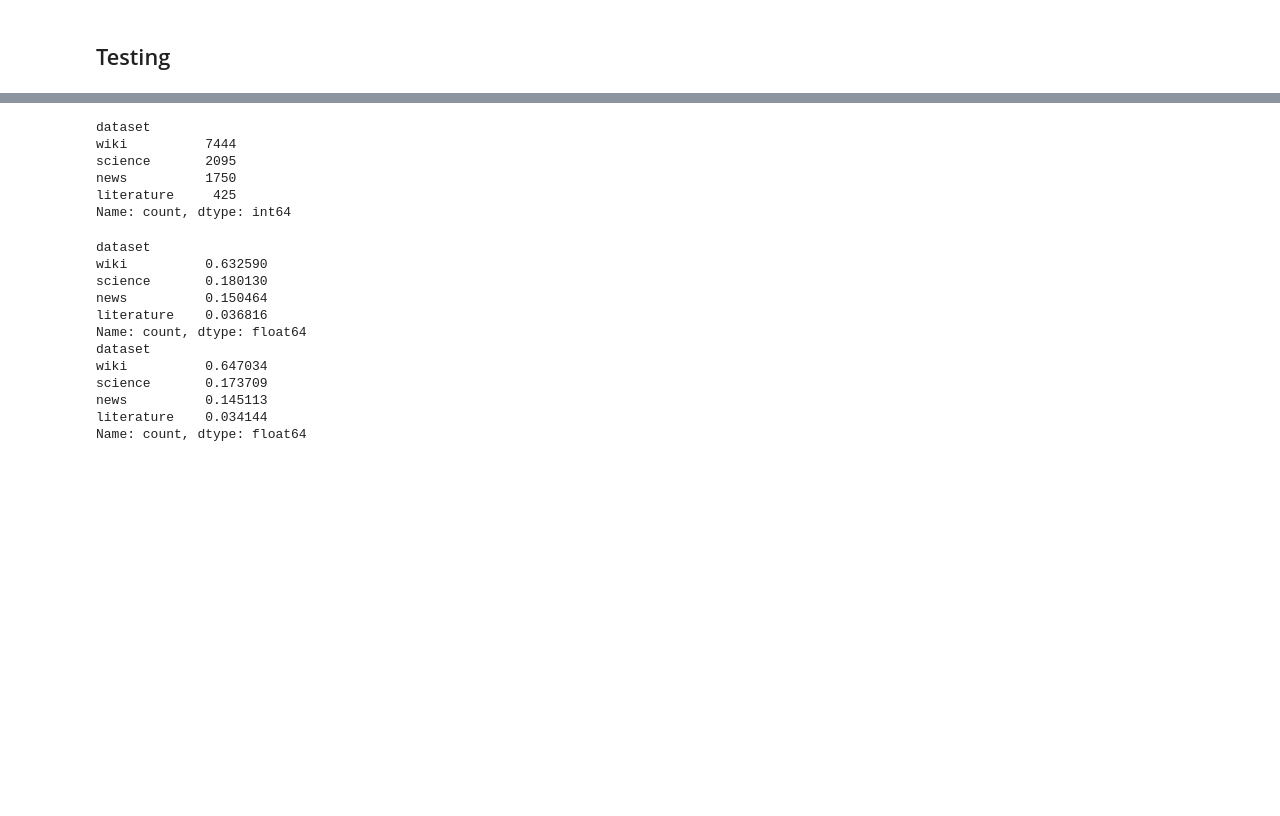
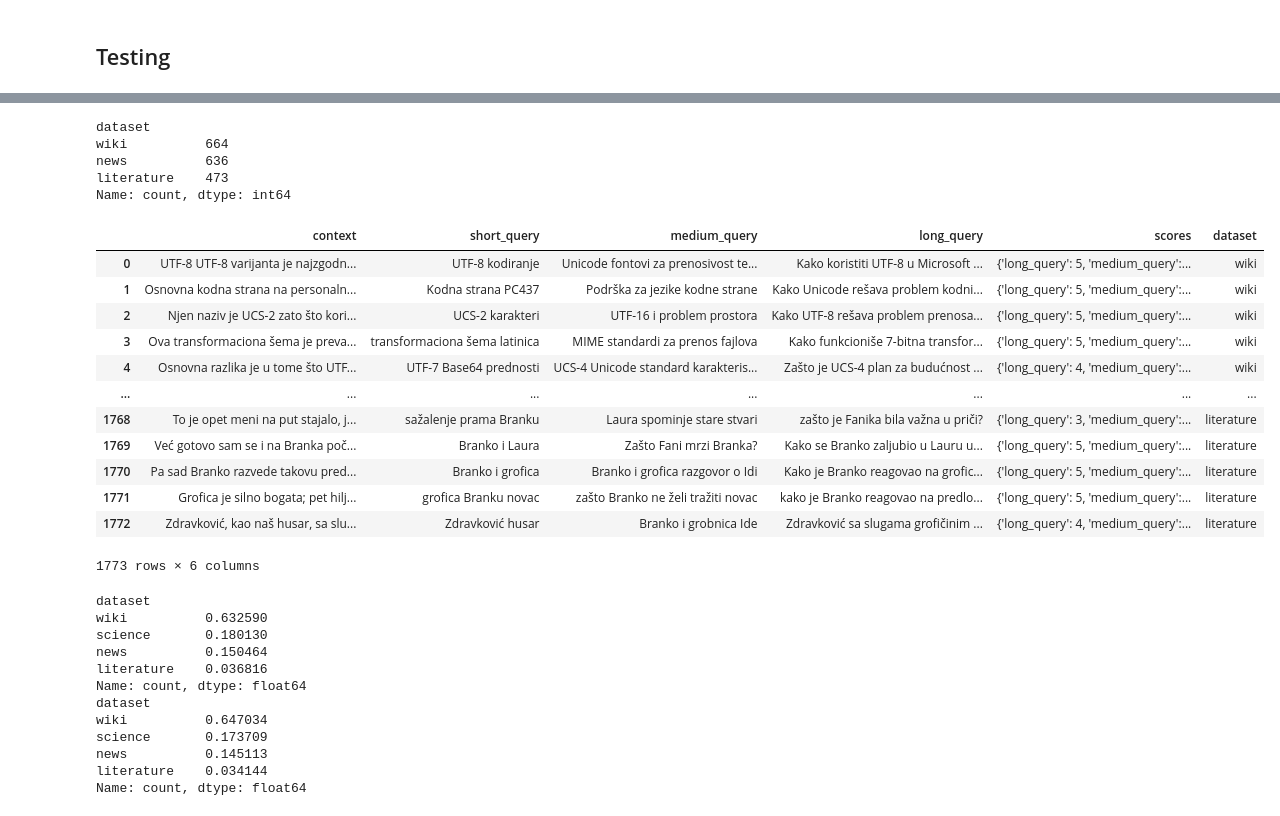
Before and after one commit to smartcat-labs/SRBedding, a Jupyter notebook: training/lala.ipynb, the cells around one changed output, grey strips where cells are left out. Cells and saved outputs as stored; diff of their text form; code cells hidden in the pictures; blank space fills up the shorter version.

```diff
--- a/training/lala.ipynb
+++ b/training/lala.ipynb
@@ -70,17 +70,19 @@ def get_train_and_eval_datasets(
 # %% [markdown]
 ## Testing
 # %%
-loaded_table = pq.read_table('datasets/wiki.parquet')
+loaded_table = pq.read_table('datasets/wiki_4o.parquet')
 df_wiki = loaded_table.to_pandas()
 
-loaded_table = pq.read_table('datasets/science.parquet')
-df_science = loaded_table.to_pandas()
+# loaded_table = pq.read_table('datasets/science.parquet')
+# df_science = loaded_table.to_pandas()
 
-loaded_table = pq.read_table('datasets/news.parquet')
+loaded_table = pq.read_table('datasets/news_4o.parquet')
 df_news = loaded_table.to_pandas()
 
-loaded_table = pq.read_table('datasets/literature.parquet')
+loaded_table = pq.read_table('datasets/literature_4o.parquet')
 df_literature = loaded_table.to_pandas()
 
-loaded_table = pq.read_table('datasets/wiki_fixed.parquet')
-df_wiki_fixed = loaded_table.to_pandas()
+# loaded_table = pq.read_table('datasets/wiki_4o.parquet')
+# df_wiki_fixed = loaded_table.to_pandas()
+loaded_table = pq.read_table('datasets/TRAIN11k_fixed_v2.parquet')
+df_11k = loaded_table.to_pandas()
@@ -91,19 +109,34 @@ df_science['dataset'] = 'science'
 df_news['dataset'] = 'news'
 df_literature['dataset'] = 'literature'
 # %%
-merged_df = pandas.concat([df_wiki_fixed, df_science, df_news, df_literature], ignore_index=True)
+merged_df = pandas.concat([df_wiki, df_news, df_literature], ignore_index=True)
 # Optionally, you can save the merged dataframe to a file
-merged_df.to_parquet('datasets/TRAIN11k_fixed_v2.parquet')
+merged_df.to_parquet('datasets/TRAIN14o.parquet')
 # %%
 dataset_counts = merged_df['dataset'].value_counts()
 print(dataset_counts)
 # %% [output]
 dataset
-wiki          7444
-science       2095
-news          1750
-literature     425
+wiki          664
+news          636
+literature    473
 Name: count, dtype: int64
+# %%
+merged_df
+# %% [output]
+|  | context | short_query | medium_query | long_query | scores | dataset |
+| 0 | UTF-8 UTF-8 varijanta je najzgodn... | UTF-8 kodiranje | Unicode fontovi za prenosivost te... | Kako koristiti UTF-8 u Microsoft ... | {'long_query': 5, 'medium_query':... | wiki |
+| 1 | Osnovna kodna strana na personaln... | Kodna strana PC437 | Podrška za jezike kodne strane | Kako Unicode rešava problem kodni... | {'long_query': 5, 'medium_query':... | wiki |
+| 2 | Njen naziv je UCS-2 zato što kori... | UCS-2 karakteri | UTF-16 i problem prostora | Kako UTF-8 rešava problem prenosa... | {'long_query': 5, 'medium_query':... | wiki |
+| 3 | Ova transformaciona šema je preva... | transformaciona šema latinica | MIME standardi za prenos fajlova | Kako funkcioniše 7-bitna transfor... | {'long_query': 5, 'medium_query':... | wiki |
+| 4 | Osnovna razlika je u tome što UTF... | UTF-7 Base64 prednosti | UCS-4 Unicode standard karakteris... | Zašto je UCS-4 plan za budućnost ... | {'long_query': 4, 'medium_query':... | wiki |
+| ... | ... | ... | ... | ... | ... | ... |
+| 1768 | To je opet meni na put stajalo, j... | sažalenje prama Branku | Laura spominje stare stvari | zašto je Fanika bila važna u priči? | {'long_query': 3, 'medium_query':... | literature |
+| 1769 | Već gotovo sam se i na Branka poč... | Branko i Laura | Zašto Fani mrzi Branka? | Kako se Branko zaljubio u Lauru u... | {'long_query': 5, 'medium_query':... | literature |
+| 1770 | Pa sad Branko razvede takovu pred... | Branko i grofica | Branko i grofica razgovor o Idi | Kako je Branko reagovao na grofic... | {'long_query': 5, 'medium_query':... | literature |
+| 1771 | Grofica je silno bogata; pet hilj... | grofica Branku novac | zašto Branko ne želi tražiti novac | kako je Branko reagovao na predlo... | {'long_query': 5, 'medium_query':... | literature |
+| 1772 | Zdravković, kao naš husar, sa slu... | Zdravković husar | Branko i grobnica Ide | Zdravković sa slugama grofičinim ... | {'long_query': 4, 'medium_query':... | literature |
+1773 rows × 6 columns
 # %%
 tr, ev, dataset_counts_train, dataset_counts_eval = get_train_and_eval_datasets(dataset_name="datasets/TRAIN11k_fixed_v2.parquet", question_type="short_query")
 # %%
```
Also changed, not shown: parts of 2 cells of this notebook, 2 other files.
